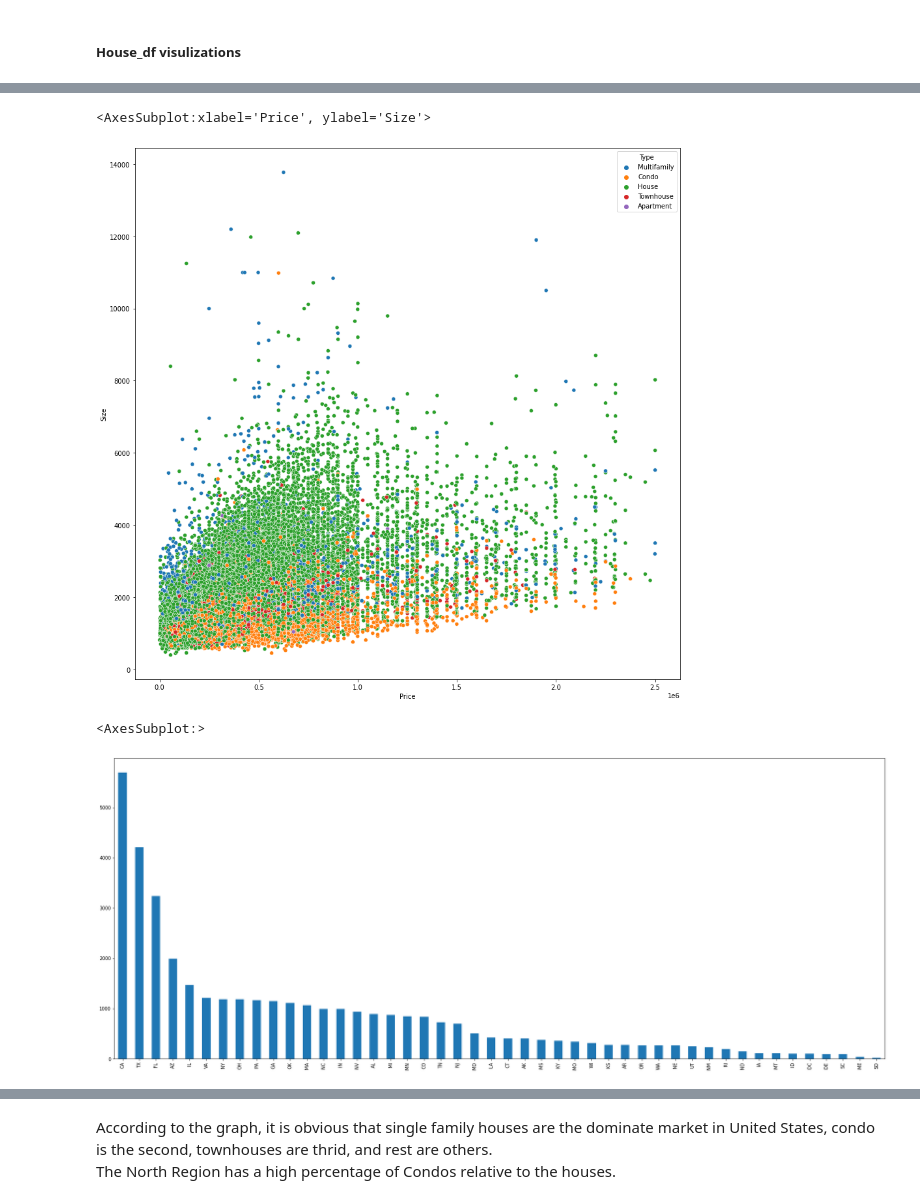
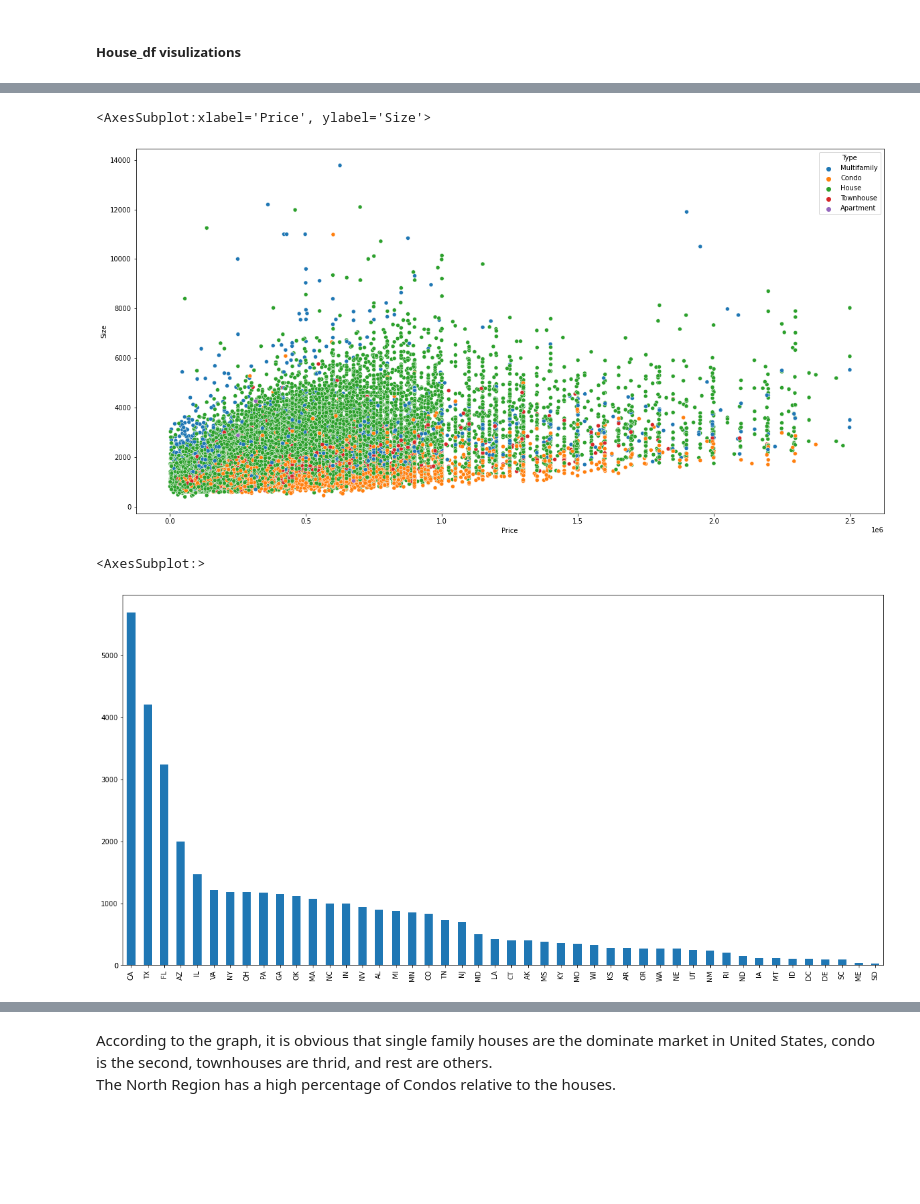
Before and after one commit to StockJanitor/CIS41_Project, a Jupyter notebook: CIS41_Project.ipynb, the cells around one changed output, grey strips where cells are left out. Cells and saved outputs as stored; diff of their text form; code cells hidden in the pictures; blank space fills up the shorter version.

```diff
--- a/CIS41_Project.ipynb
+++ b/CIS41_Project.ipynb
@@ -756,13 +756,13 @@ sns.scatterplot(data=house_df[house_df.Size < 15000],x='perSqFt',y='Size',hue='T
 # %%
-plt.figure(figsize=(15,15))
+plt.figure(figsize=(20,10))
 sns.scatterplot(data=house_df[house_df.Size < 15000],x='Price',y='Size',hue='Type')
 # %% [output]
 <AxesSubplot:xlabel='Price', ylabel='Size'>
-[figure, old version]
+[figure, new version]
 # %%
-plt.figure(figsize=(30,12))
+plt.figure(figsize=(20,10))
 house_df['State'].value_counts().plot(kind='bar')
 # %% [output]
 <AxesSubplot:>
-[figure, old version]
+[figure, new version]
 # %%
```
Also changed, not shown: parts of 6 cells of this notebook, 1 other file.
